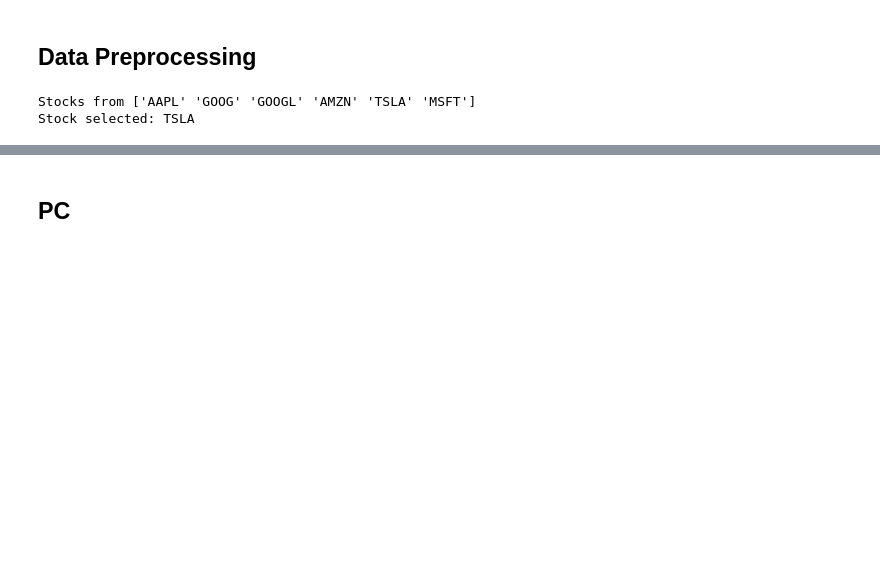
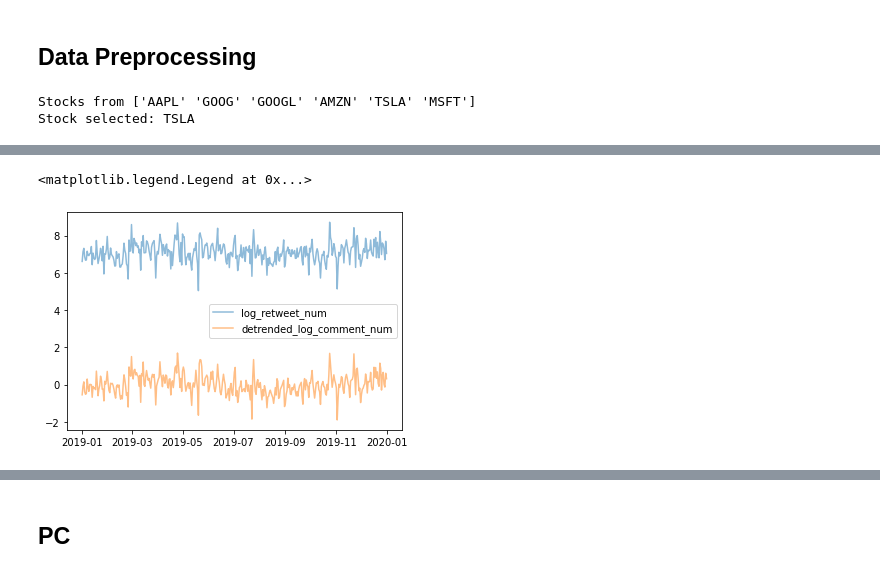
Before and after one commit to dssaenzml/ml703_timeSeriesCausalDiscovery, a Jupyter notebook: Pytrad/stocks_causal_discovery_pytrad.ipynb, the cells around one changed output, grey strips where cells are left out. Drawn from its saved outputs; the diff is of its cells as text; code cells hidden in the pictures; blank space fills up the shorter version.

```diff
--- a/Pytrad/stocks_causal_discovery_pytrad.ipynb
+++ b/Pytrad/stocks_causal_discovery_pytrad.ipynb
@@ -53,8 +53,3 @@ Company tweets:
 3            0         1          TSLA
 5            0         1          TSLA
 7            0         1          TSLA
-# %%
-from data import set_datetime, detrend_ts, take_diff_ts
-
-tweetSub.post_date = set_datetime(tweetSub.post_date)
-tweetSub.head(3)
@@ -70,0 +58,12 @@ See the caveats in the documentation: https://pandas.pydata.org/pandas-docs/stab
+# %%
+from data import set_datetime, detrend_ts
+
+tweetSub['date'] = set_datetime(tweetSub.post_date)
+
+tweetSubMetrics = tweetSub[['date', 'comment_num', 'retweet_num', 'like_num']]
+tweetSubMetrics = tweetSubMetrics.groupby(["date"]).sum()
+tweetSubMetrics2019 = tweetSubMetrics[(tweetSubMetrics.index >= pd.to_datetime("2018/12/25")) \
+    & (tweetSubMetrics.index <= pd.to_datetime("2019/12/31"))]
+tweetSubMetrics2019
+
+tweetSubMetrics2019.head(3)
@@ -70,0 +81,7 @@ See the caveats in the documentation: https://pandas.pydata.org/pandas-docs/stab
+# %%
+tweetSubMetrics2019['log_retweet_num'] = np.log(tweetSubMetrics2019['retweet_num'])
+tweetSubMetrics2019['log_comment_num'] = np.log(tweetSubMetrics2019['comment_num'])
+
+tweetSubMetrics2019['detrended_log_comment_num'] = detrend_ts(tweetSubMetrics2019.log_comment_num)
+
+tweetSubMetrics2019 = tweetSubMetrics2019[-365:]
@@ -70,0 +104,7 @@ See the caveats in the documentation: https://pandas.pydata.org/pandas-docs/stab
+# %%
+plt.plot(tweetSubMetrics2019.log_retweet_num, alpha=0.5, label="log_retweet_num")
+plt.plot(tweetSubMetrics2019.detrended_log_comment_num, alpha=0.5, label="detrended_log_comment_num")
+plt.legend()
+# %% [output]
+<matplotlib.legend.Legend at 0x...>
+[figure, added]
```
Also changed, not shown: parts of 17 cells of this notebook, 2 other files.
